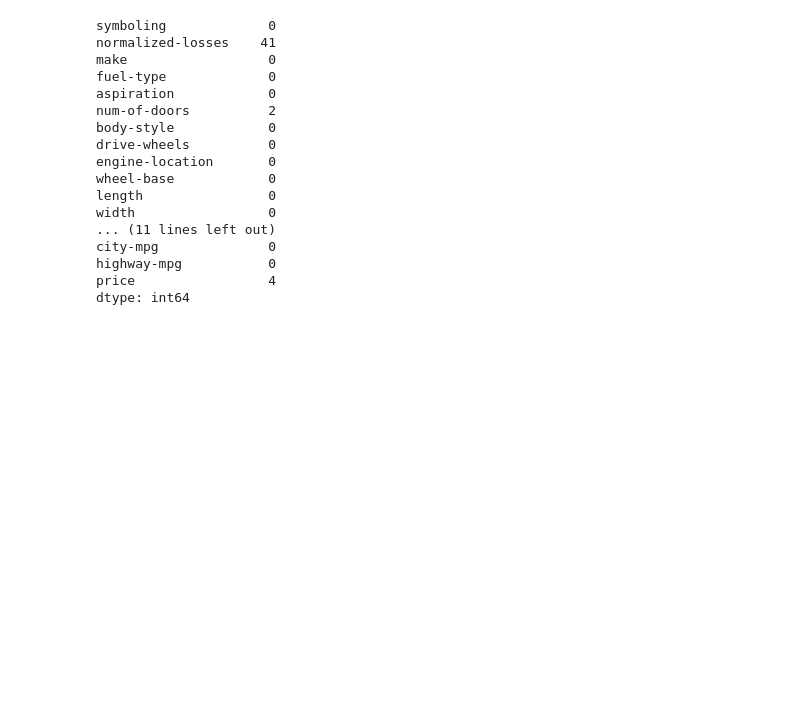
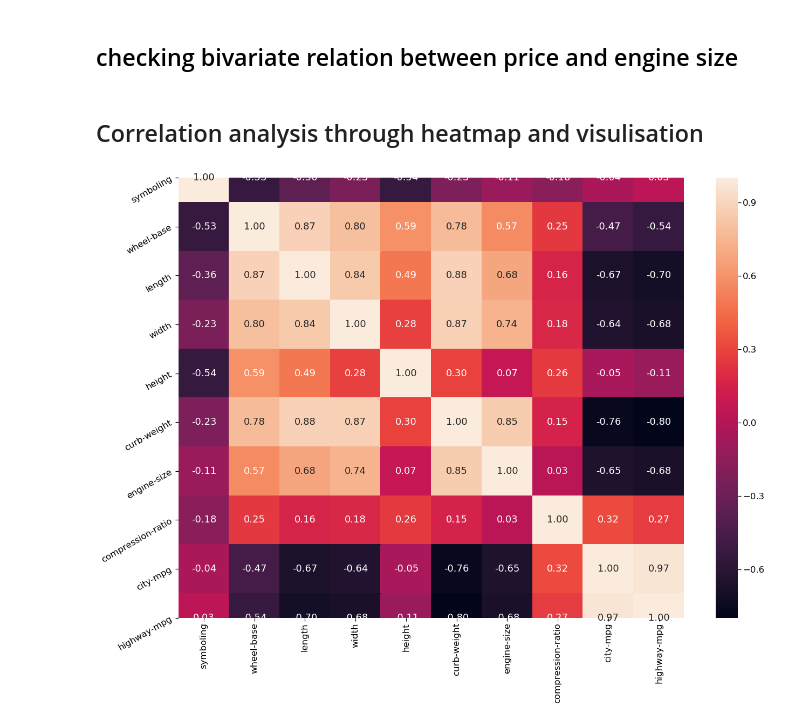
Before and after one commit to sachin-khode/rating-and-price-analysis, a Jupyter notebook: rating and price analysis .ipynb, the cells around one changed output. Drawn from its saved outputs; the diff is of its cells as text; code cells hidden in the pictures; blank space fills up the shorter version.

```diff
--- a/rating and price analysis .ipynb
+++ b/rating and price analysis .ipynb
@@ -39,21 +16,3 @@ aspiration ['std' 'turbo']
 # %%
 df = df.replace('?',np.NAN)
-df.isnull().sum()
+# df.isnull().sum()
-# %% [output]
-symboling             0
-normalized-losses    41
-make                  0
-fuel-type             0
-aspiration            0
-num-of-doors          2
-body-style            0
-drive-wheels          0
-engine-location       0
-wheel-base            0
-length                0
-width                 0
-... (11 lines left out)
-city-mpg              0
-highway-mpg           0
-price                 4
-dtype: int64
@@ -59,0 +21,2 @@ dtype: int64
+# %% [markdown]
+## <font color=black>checking bivariate relation between price and engine size<font>
@@ -59,0 +25,12 @@ dtype: int64
+# %% [markdown]
+## Correlation analysis through heatmap and visulisation
+# %%
+# import seaborn as sns
+corr = df.corr()
+sns.set_context("notebook", font_scale=1.5, rc={"lines.linewidth": 2.5})
+plt.figure(figsize=(21,15))
+a = sns.heatmap(corr, annot=True, fmt='.2f')
+rotx = a.set_xticklabels(a.get_xticklabels(), rotation=90)
+roty = a.set_yticklabels(a.get_yticklabels(), rotation=30)
+# %% [output]
+[figure, added]
```
Also changed, not shown: parts of 24 cells of this notebook.
